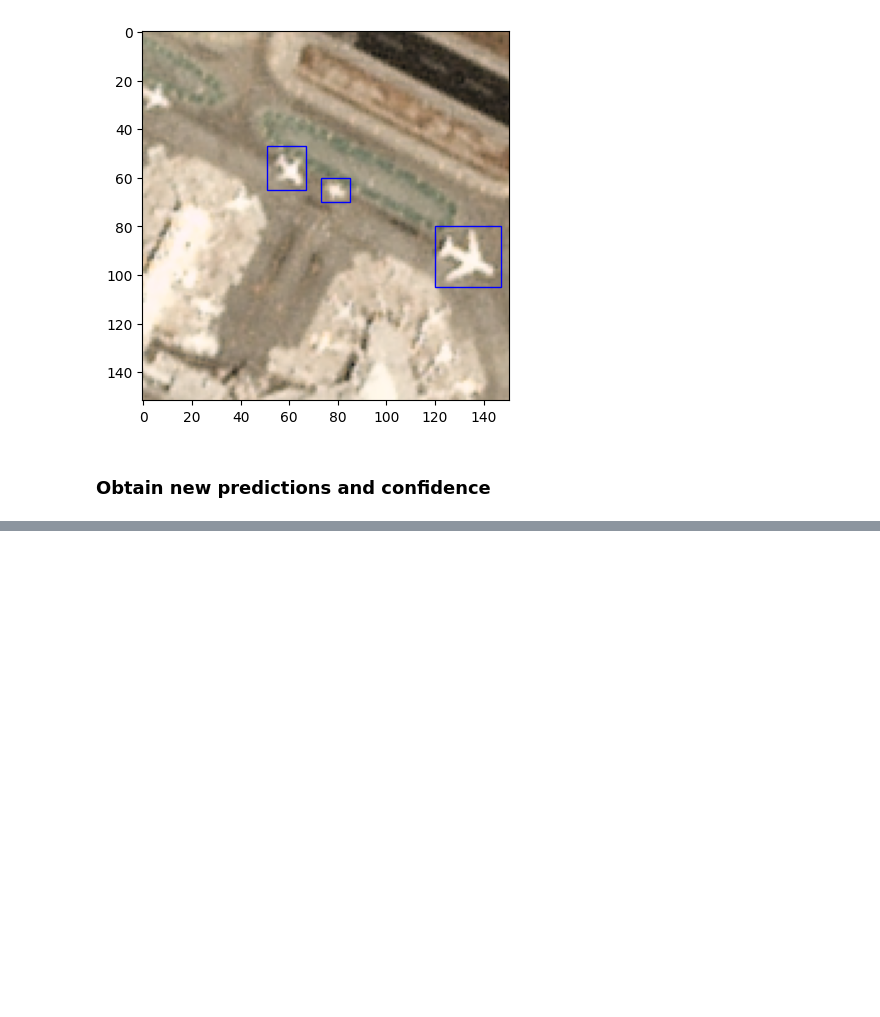
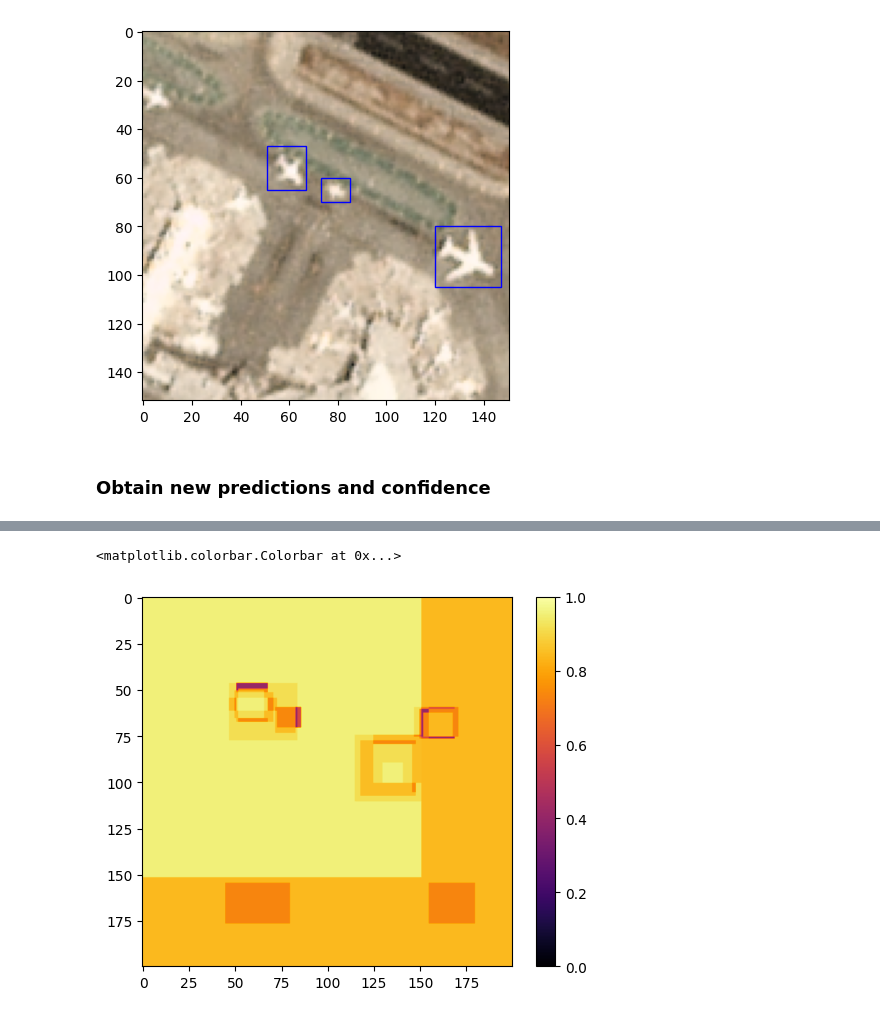
Before and after one commit to OKKM-insights/backend, a Jupyter notebook: prototyping/consensus_model.ipynb, the cells around one changed output, grey strips where cells are left out. Drawn from its saved outputs; the diff is of its cells as text; code cells hidden in the pictures; blank space fills up the shorter version.

Commit message:
Improve color consistency

```diff
--- a/prototyping/consensus_model.ipynb
+++ b/prototyping/consensus_model.ipynb
@@ -313,0 +313,7 @@ plt.colorbar()
+# %%
+update_label_confidence(icm, bounds)
+plt.imshow(icm.confidence, cmap='inferno', vmin=0, vmax=1)
+plt.colorbar()
+# %% [output]
+<matplotlib.colorbar.Colorbar at 0x...>
+[figure, added]
```
Also changed, not shown: parts of 6 cells of this notebook.
